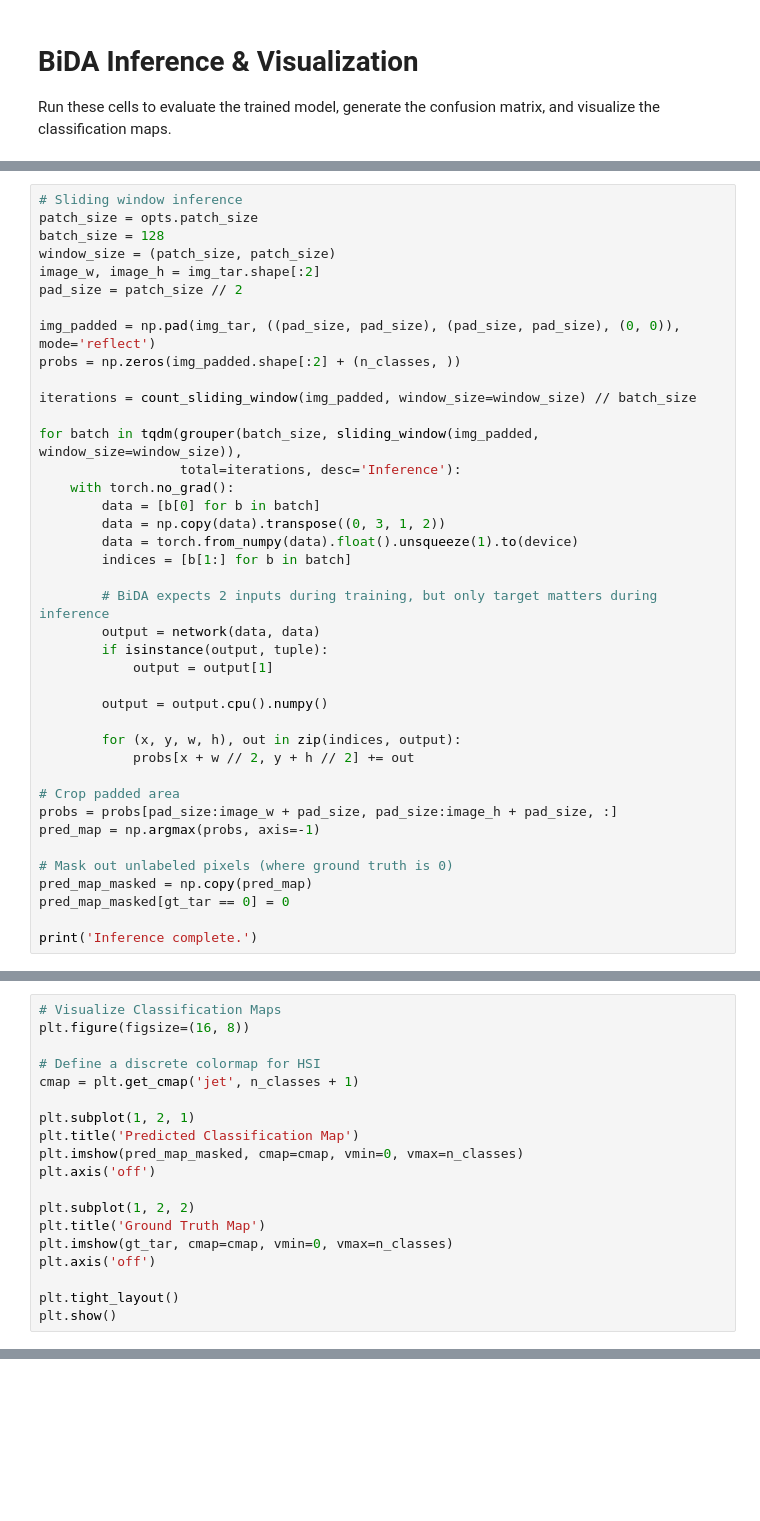
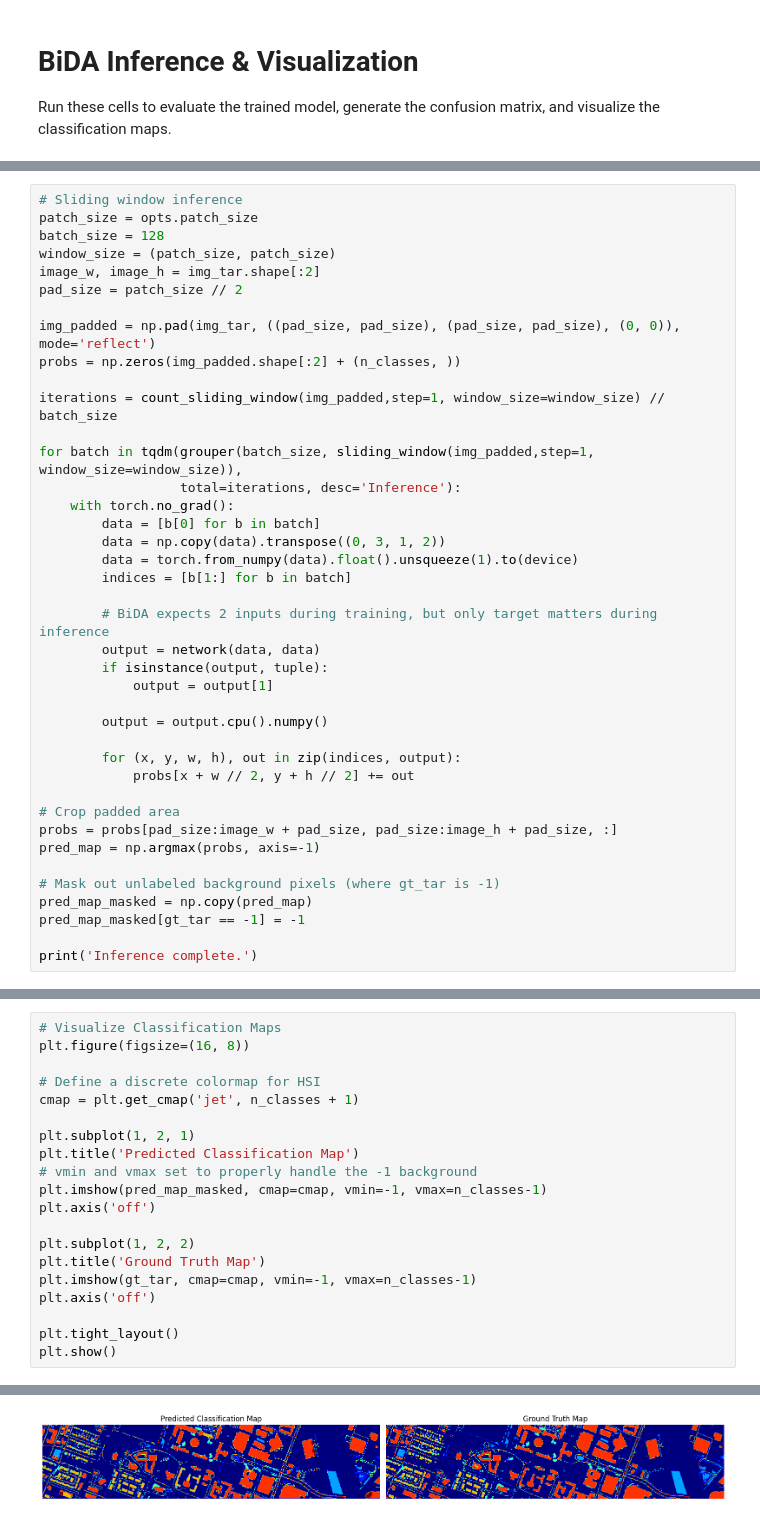
Before and after one commit to Karsuman4298/Bi-Directional_Domain_Adaption_HSI, a Jupyter notebook: inference.ipynb, the cells around one changed output, grey strips where cells are left out. Cells and saved outputs as stored; diff of their text form; blank space fills up the shorter version.

```diff
--- a/inference.ipynb
+++ b/inference.ipynb
@@ -73,9 +128,9 @@ pad_size = patch_size // 2
 img_padded = np.pad(img_tar, ((pad_size, pad_size), (pad_size, pad_size), (0, 0)), mode='reflect')
 probs = np.zeros(img_padded.shape[:2] + (n_classes, ))
 
-iterations = count_sliding_window(img_padded, window_size=window_size) // batch_size
+iterations = count_sliding_window(img_padded,step=1, window_size=window_size) // batch_size
 
-for batch in tqdm(grouper(batch_size, sliding_window(img_padded, window_size=window_size)),
+for batch in tqdm(grouper(batch_size, sliding_window(img_padded,step=1, window_size=window_size)),
                   total=iterations, desc='Inference'):
     with torch.no_grad():
         data = [b[0] for b in batch]
@@ -97,8 +152,8 @@ for batch in tqdm(grouper(batch_size, sliding_window(img_padded, window_size=win
 probs = probs[pad_size:image_w + pad_size, pad_size:image_h + pad_size, :]
 pred_map = np.argmax(probs, axis=-1)
 
-# Mask out unlabeled pixels (where ground truth is 0)
+# Mask out unlabeled background pixels (where gt_tar is -1)
 pred_map_masked = np.copy(pred_map)
-pred_map_masked[gt_tar == 0] = 0
+pred_map_masked[gt_tar == -1] = -1
 
 print('Inference complete.')
@@ -132,13 +192,15 @@ cmap = plt.get_cmap('jet', n_classes + 1)
 
 plt.subplot(1, 2, 1)
 plt.title('Predicted Classification Map')
-plt.imshow(pred_map_masked, cmap=cmap, vmin=0, vmax=n_classes)
+# vmin and vmax set to properly handle the -1 background
+plt.imshow(pred_map_masked, cmap=cmap, vmin=-1, vmax=n_classes-1)
 plt.axis('off')
 
 plt.subplot(1, 2, 2)
 plt.title('Ground Truth Map')
-plt.imshow(gt_tar, cmap=cmap, vmin=0, vmax=n_classes)
+plt.imshow(gt_tar, cmap=cmap, vmin=-1, vmax=n_classes-1)
 plt.axis('off')
 
 plt.tight_layout()
 plt.show()
+# %% [output]
@@ -144,0 +214 @@ plt.show()
+[figure, added]
```
Also changed, not shown: parts of 9 cells of this notebook, 10 other files.
